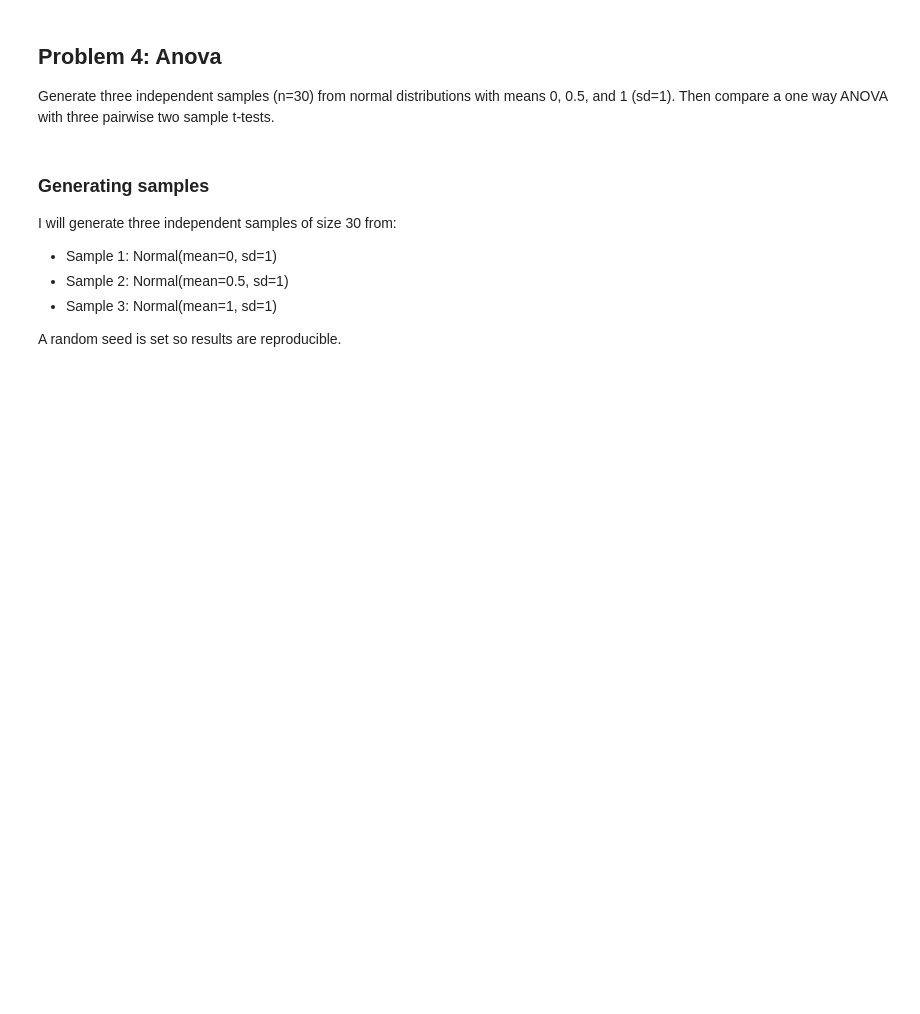
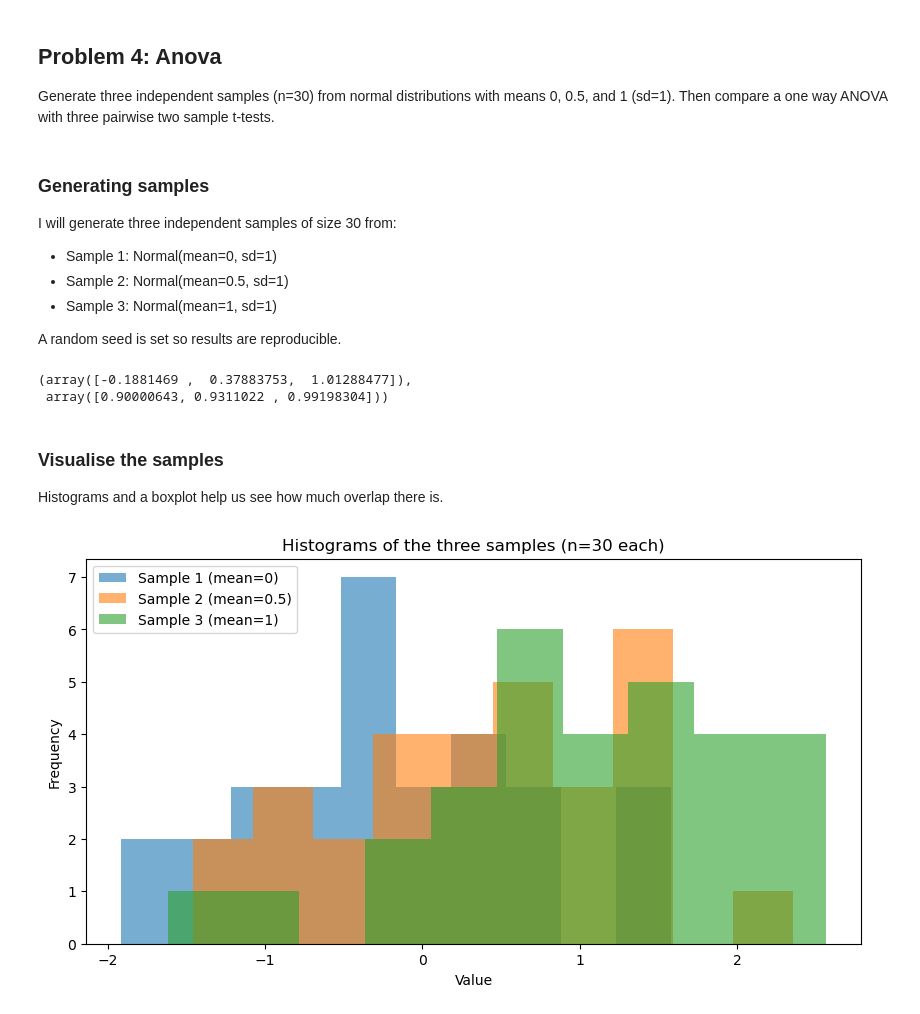
Before and after one commit to coughlo93/applied_statistics_assessment, a Jupyter notebook: problems.ipynb, the cells around one changed output. Saved outputs shown, nothing was run; the diff lists cells and outputs as text; code cells hidden in the pictures; blank space fills up the shorter version.

Commit message:
visualise samples, show histogram and updated README

```diff
--- a/problems.ipynb
+++ b/problems.ipynb
@@ -270,3 +270,40 @@ I will generate three independent samples of size 30 from:
 - Sample 3: Normal(mean=1, sd=1)
 
 A random seed is set so results are reproducible.
+# %%
+# Reproducible randomness.
+np.random.seed(42)
+
+n = 30
+sd = 1.0
+
+sample_1 = np.random.normal(loc=0.0, scale=sd, size=n)
+sample_2 = np.random.normal(loc=0.5, scale=sd, size=n)
+sample_3 = np.random.normal(loc=1.0, scale=sd, size=n)
+
+# Quick summary.
+means = np.array([sample_1.mean(), sample_2.mean(), sample_3.mean()])
+sds = np.array([sample_1.std(ddof=1), sample_2.std(ddof=1), sample_3.std(ddof=1)])
+
+means, sds
+# %% [output]
+(array([-0.1881469 ,  0.37883753,  1.01288477]),
+ array([0.90000643, 0.9311022 , 0.99198304]))
+# %% [markdown]
+### Visualise the samples
+Histograms and a boxplot help us see how much overlap there is.
+# %%
+# Create histograms.
+fig, ax = plt.subplots(figsize=(10, 5))
+
+ax.hist(sample_1, bins=10, alpha=0.6, label="Sample 1 (mean=0)")
+ax.hist(sample_2, bins=10, alpha=0.6, label="Sample 2 (mean=0.5)")
+ax.hist(sample_3, bins=10, alpha=0.6, label="Sample 3 (mean=1)")
+
+ax.set_title("Histograms of the three samples (n=30 each)")
+ax.set_xlabel("Value")
+ax.set_ylabel("Frequency")
+ax.legend()
+plt.show()
+# %% [output]
+[figure, added]
```
Also changed, not shown: 1 other file.
